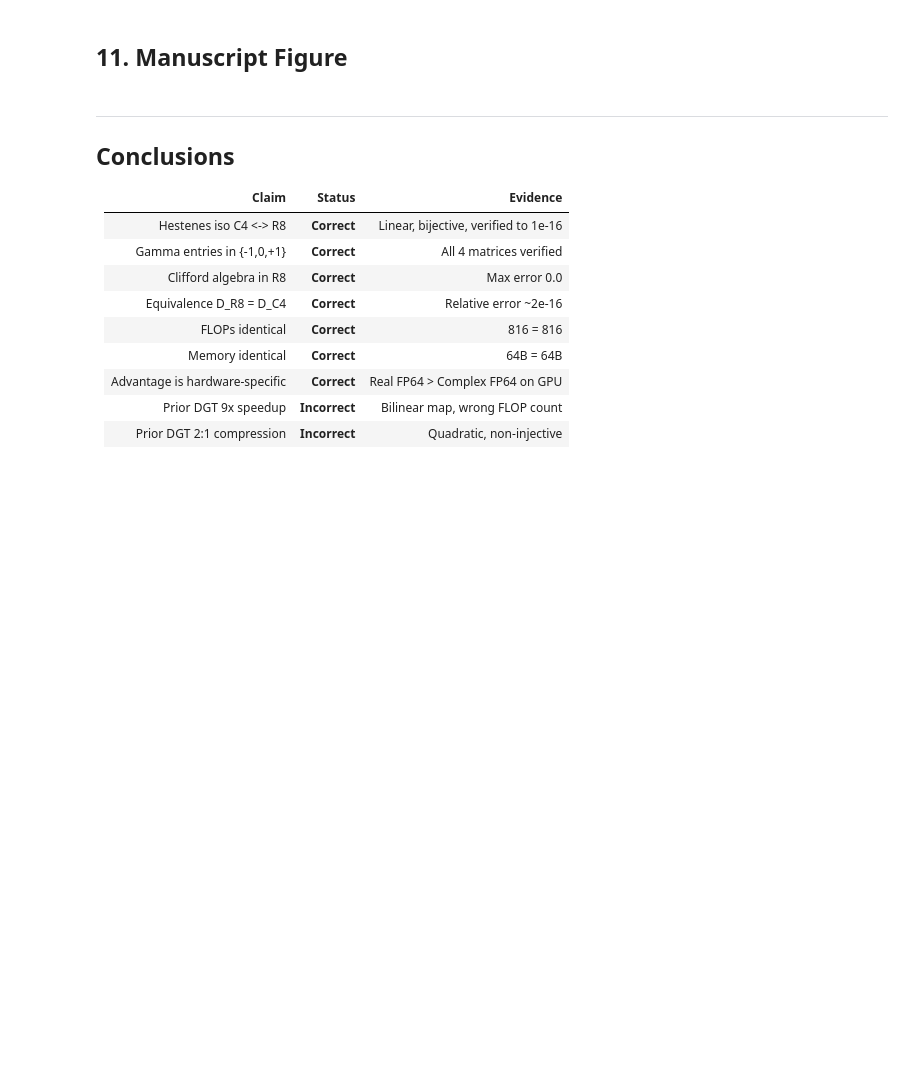
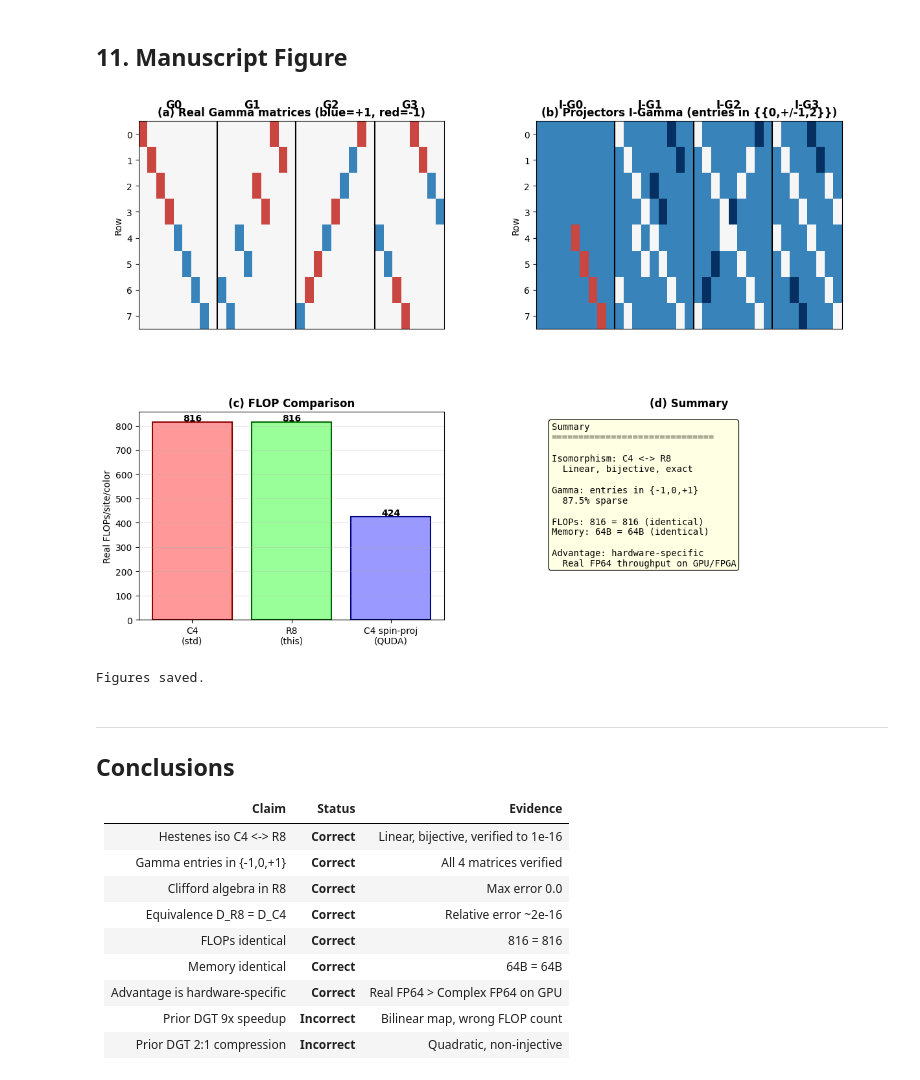
Before and after one commit to mjgpinheiro/Physics_models, a Jupyter notebook: calculations_notebook.ipynb, the cells around one changed output. Cells and saved outputs as stored; diff of their text form; code cells hidden in the pictures; blank space fills up the shorter version.

```diff
--- a/calculations_notebook.ipynb
+++ b/calculations_notebook.ipynb
@@ -286,9 +380,7 @@ for dims, label in [((4,4,4,4),"4^4"), ((6,6,6,6),"6^4")]:
         t0=time.perf_counter()
         _=wilson_dirac_R8(Psi,Ure,Uim,dims,kappa,mass)
         tr.append(time.perf_counter()-t0)
-    print(f"
-  {label}: C^4={np.median(tc)*1000:.1f}ms  R^8={np.median(tr)*1000:.1f}ms  ratio={np.median(tc)/np.median(tr):.3f}")
-print(f"
-R^8 slower in Python (NumPy complex128 is internally optimized).")
+    print(f"\n  {label}: C^4={np.median(tc)*1000:.1f}ms  R^8={np.median(tr)*1000:.1f}ms  ratio={np.median(tc)/np.median(tr):.3f}")
+print(f"\nR^8 slower in Python (NumPy complex128 is internally optimized).")
 print(f"Advantage expected on GPU/FPGA where real FP64 > complex FP64.")
 # %% [output]
@@ -329,57 +437,48 @@ for mu in range(4):
 ax.set_title("(a) Real Gamma matrices (blue=+1, red=-1)", fontweight="bold")
 ax.set_ylabel("Row"); ax.set_xticks([])
 
 ax = fig.add_subplot(gs[0, 1])
 cP = np.zeros((8, 35))
 for mu in range(4): cP[:, mu*9:mu*9+8] = P_real_minus[mu]
 ax.imshow(cP, cmap="RdBu_r", vmin=-0.5, vmax=2.5, aspect="auto", interpolation="nearest")
 for mu in range(4):
     ax.axvline(x=mu*9-0.5, color="black", lw=1.5)
     ax.text(mu*9+3.5, -1, f"I-G{mu}", ha="center", fontsize=12, fontweight="bold")
 ax.set_title("(b) Projectors I-Gamma (entries in {{0,+/-1,2}})", fontweight="bold")
 ax.set_ylabel("Row"); ax.set_xticks([])
 
 ax = fig.add_subplot(gs[1, 0])
-methods = ["C4
-(std)", "R8
-(this)", "C4 spin-proj
-(QUDA)"]
+methods = ["C4\n(std)", "R8\n(this)", "C4 spin-proj\n(QUDA)"]
 vals = [total_C4, total_R8, 424]
 bars = ax.bar(methods, vals, color=["#FF9999","#99FF99","#9999FF"],
               edgecolor=["darkred","darkgreen","navy"], lw=1.5)
 for b,v in zip(bars,vals):
     ax.text(b.get_x()+b.get_width()/2, b.get_height()+5, str(v), ha="center", fontweight="bold")
 ax.set_ylabel("Real FLOPs/site/color"); ax.set_title("(c) FLOP Comparison", fontweight="bold")
 ax.grid(True, alpha=0.3, axis="y")
 
 ax = fig.add_subplot(gs[1, 1]); ax.axis("off")
-ax.text(0.05, 0.95, "Summary
-" + "="*30 + "
-
-"
-    f"Isomorphism: C4 <-> R8
-  Linear, bijective, exact
-
-"
-    f"Gamma: entries in {{-1,0,+1}}
-  87.5% sparse
-
-"
-    f"FLOPs: {total_C4} = {total_R8} (identical)
-"
-    f"Memory: 64B = 64B (identical)
-
-"
-    f"Advantage: hardware-specific
-"
-    f"  Real FP64 throughput on GPU/FPGA",
+ax.text(0.05, 0.95, "Summary\n" +
+    "="*30 +
+    "\n\n" +
+    "Isomorphism: C4 <-> R8\n" +
+    "  Linear, bijective, exact\n\n" +
+    "Gamma: entries in {-1,0,+1}\n" +
+    "  87.5% sparse\n\n" +
+    f"FLOPs: {total_C4} = {total_R8} (identical)\n" +
+    "Memory: 64B = 64B (identical)\n\n" +
+    "Advantage: hardware-specific\n" +
+    "  Real FP64 throughput on GPU/FPGA",
     transform=ax.transAxes, fontsize=10, va="top", fontfamily="monospace",
     bbox=dict(boxstyle="round", facecolor="lightyellow", alpha=0.9))
 ax.set_title("(d) Summary", fontweight="bold")
 plt.savefig("fig_manuscript.png", dpi=300, bbox_inches="tight")
 plt.savefig("fig_manuscript.pdf", bbox_inches="tight")
 plt.show()
 print("Figures saved.")
+# %% [output]
+[figure, added]
+Figures saved.
 # %% [markdown]
 ---
 ## Conclusions
```
Also changed, not shown: parts of 6 cells of this notebook.
